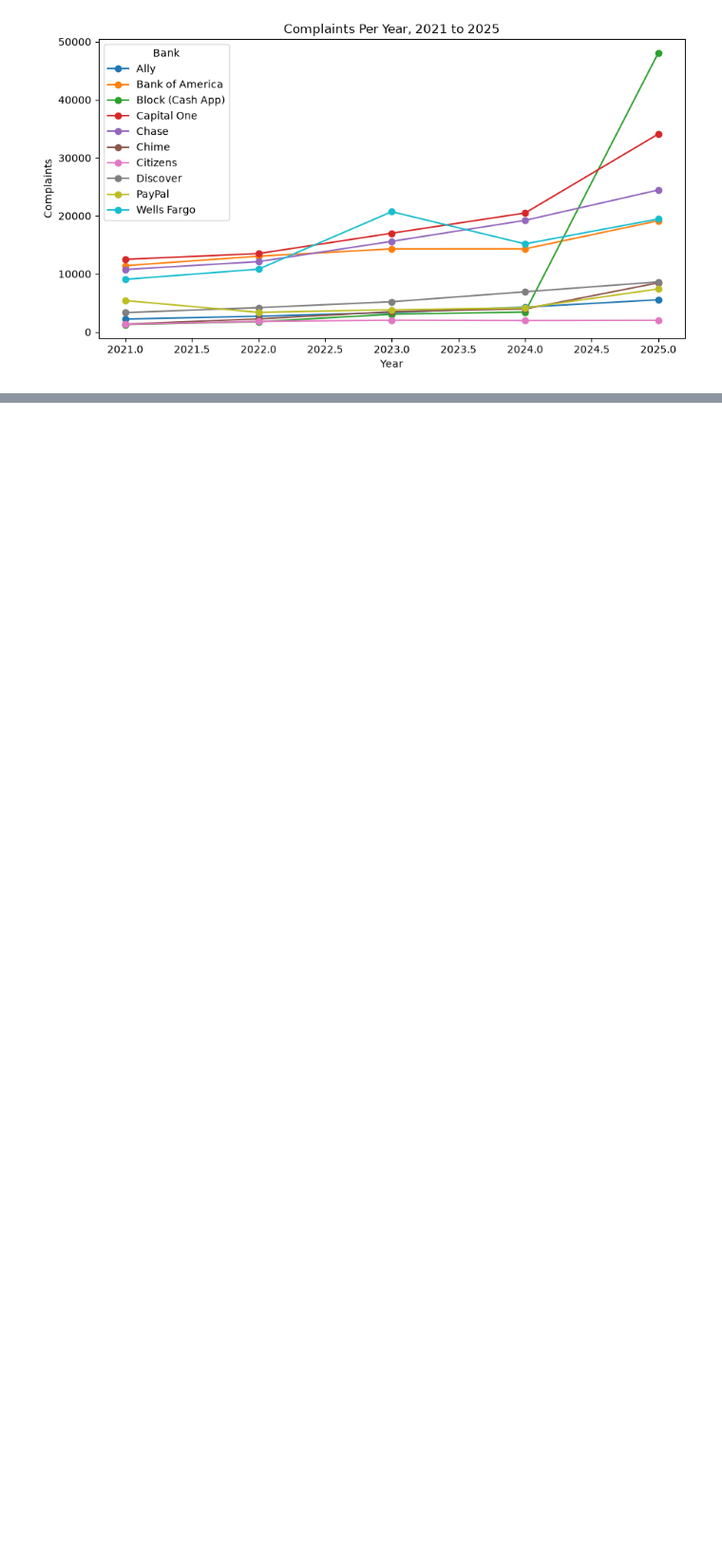
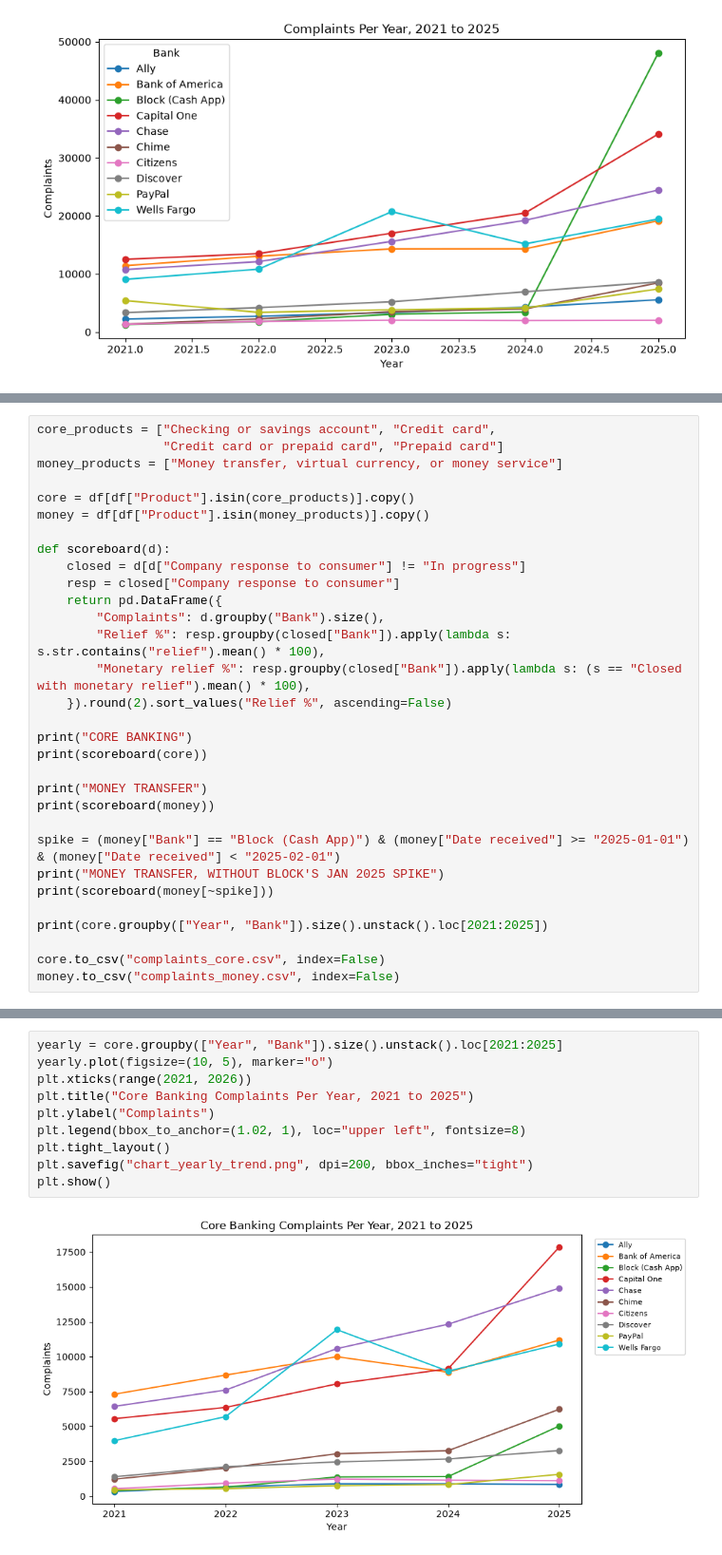
Before and after one commit to Robertthegreat12/bank-showdown, a Jupyter notebook: bank_showdown_analysis.ipynb, the cells around one changed output, grey strips where cells are left out. Shown at 95% size. Saved outputs shown, nothing was run; the diff lists cells and outputs as text; blank space fills up the shorter version.

```diff
--- a/bank_showdown_analysis.ipynb
+++ b/bank_showdown_analysis.ipynb
@@ -163,0 +188,31 @@ Block (Cash App)       70932      0.17               0.17     98.65
+# %%
+core_products = ["Checking or savings account", "Credit card",
+                 "Credit card or prepaid card", "Prepaid card"]
+money_products = ["Money transfer, virtual currency, or money service"]
+
+core = df[df["Product"].isin(core_products)].copy()
+money = df[df["Product"].isin(money_products)].copy()
+
+def scoreboard(d):
+    closed = d[d["Company response to consumer"] != "In progress"]
+    resp = closed["Company response to consumer"]
+    return pd.DataFrame({
+        "Complaints": d.groupby("Bank").size(),
+        "Relief %": resp.groupby(closed["Bank"]).apply(lambda s: s.str.contains("relief").mean() * 100),
+        "Monetary relief %": resp.groupby(closed["Bank"]).apply(lambda s: (s == "Closed with monetary relief").mean() * 100),
+    }).round(2).sort_values("Relief %", ascending=False)
+
+print("CORE BANKING")
+print(scoreboard(core))
+
+print("MONEY TRANSFER")
+print(scoreboard(money))
+
+spike = (money["Bank"] == "Block (Cash App)") & (money["Date received"] >= "2025-01-01") & (money["Date received"] < "2025-02-01")
+print("MONEY TRANSFER, WITHOUT BLOCK'S JAN 2025 SPIKE")
+print(scoreboard(money[~spike]))
+
+print(core.groupby(["Year", "Bank"]).size().unstack().loc[2021:2025])
+
+core.to_csv("complaints_core.csv", index=False)
+money.to_csv("complaints_money.csv", index=False)
@@ -163,0 +281,12 @@ Block (Cash App)       70932      0.17               0.17     98.65
+# %%
+yearly = core.groupby(["Year", "Bank"]).size().unstack().loc[2021:2025]
+yearly.plot(figsize=(10, 5), marker="o")
+plt.xticks(range(2021, 2026))
+plt.title("Core Banking Complaints Per Year, 2021 to 2025")
+plt.ylabel("Complaints")
+plt.legend(bbox_to_anchor=(1.02, 1), loc="upper left", fontsize=8)
+plt.tight_layout()
+plt.savefig("chart_yearly_trend.png", dpi=200, bbox_inches="tight")
+plt.show()
+# %% [output]
+[figure, added]
```
Also changed, not shown: parts of 3 cells of this notebook, 5 other files.
